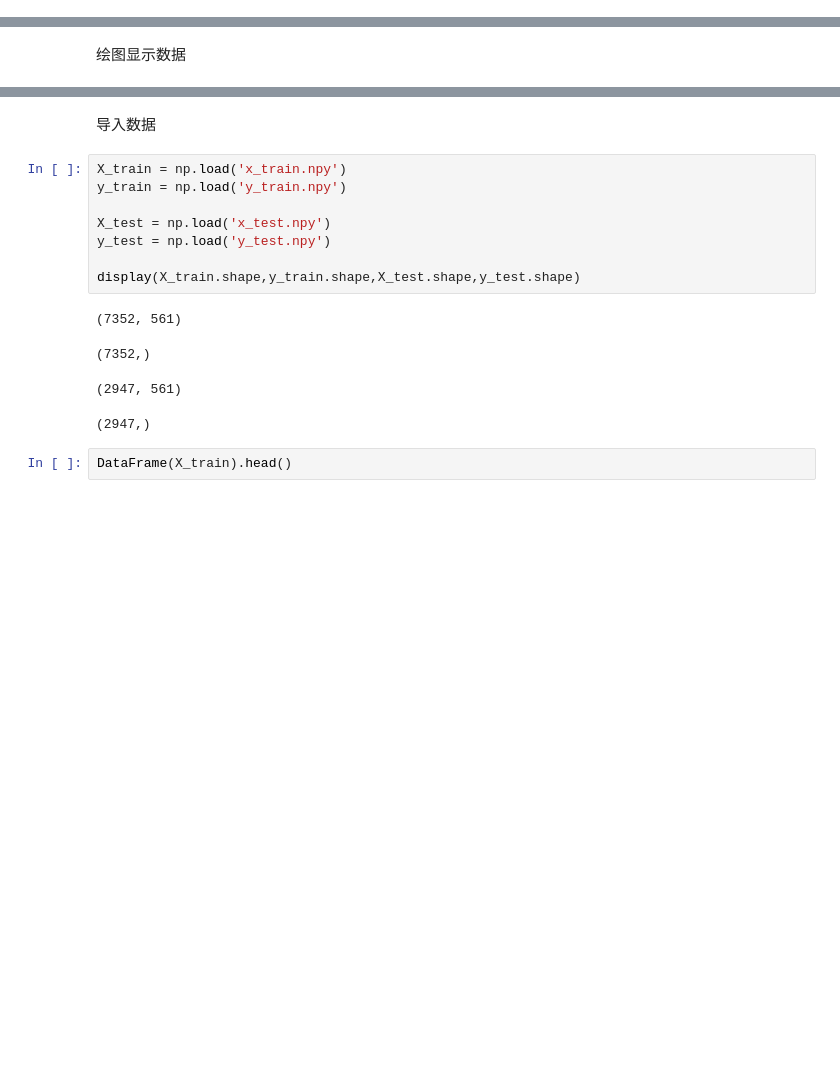
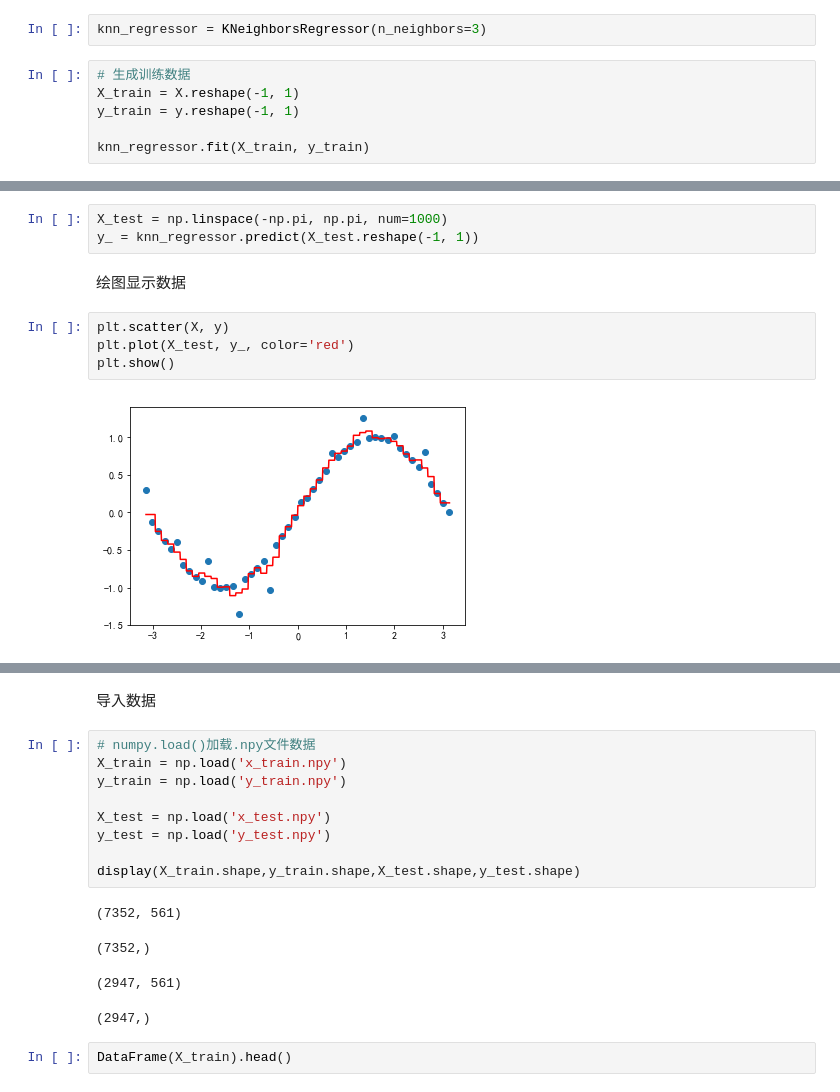
Before and after one commit to disenQF/05data, a Jupyter notebook: day09/knn.ipynb, the cells around one changed output, grey strips where cells are left out. Saved outputs shown, nothing was run; the diff lists cells and outputs as text; blank space fills up the shorter version.

```diff
--- a/day09/knn.ipynb
+++ b/day09/knn.ipynb
@@ -354,3 +373,11 @@ plt.scatter(samples.iloc[:,0],samples.iloc[:,1],c=target)
 # %% [markdown]
 第一步：生成模型，并训练数据
 - 可能会出现过拟合和欠拟合情况
+# %%
+knn_regressor = KNeighborsRegressor(n_neighbors=3)
+# %%
+# 生成训练数据
+X_train = X.reshape(-1, 1)
+y_train = y.reshape(-1, 1)
+
+knn_regressor.fit(X_train, y_train)
@@ -357,7 +388,16 @@ plt.scatter(samples.iloc[:,0],samples.iloc[:,1],c=target)
 # %% [markdown]
 第二步：使用模型，预测数据
+# %%
+X_test = np.linspace(-np.pi, np.pi, num=1000)
+y_ = knn_regressor.predict(X_test.reshape(-1, 1))
 # %% [markdown]
 绘图显示数据
+# %%
+plt.scatter(X, y)
+plt.plot(X_test, y_, color='red')
+plt.show()
+# %% [output]
+[figure, added]
 # %% [markdown]
 ### 练习
 人类动作识别
@@ -367,6 +407,7 @@ plt.scatter(samples.iloc[:,0],samples.iloc[:,1],c=target)
 # %% [markdown]
 导入数据
 # %%
+# numpy.load()加载.npy文件数据
 X_train = np.load('x_train.npy')
 y_train = np.load('y_train.npy')
 
```
Also changed, not shown: parts of 6 cells of this notebook.
